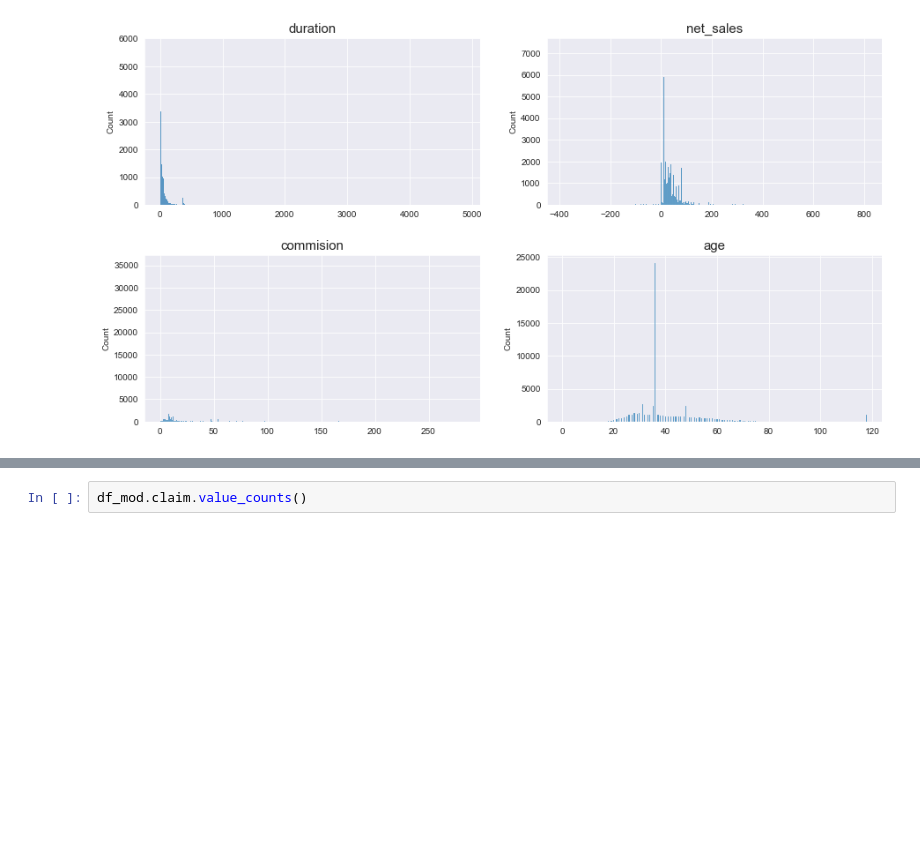
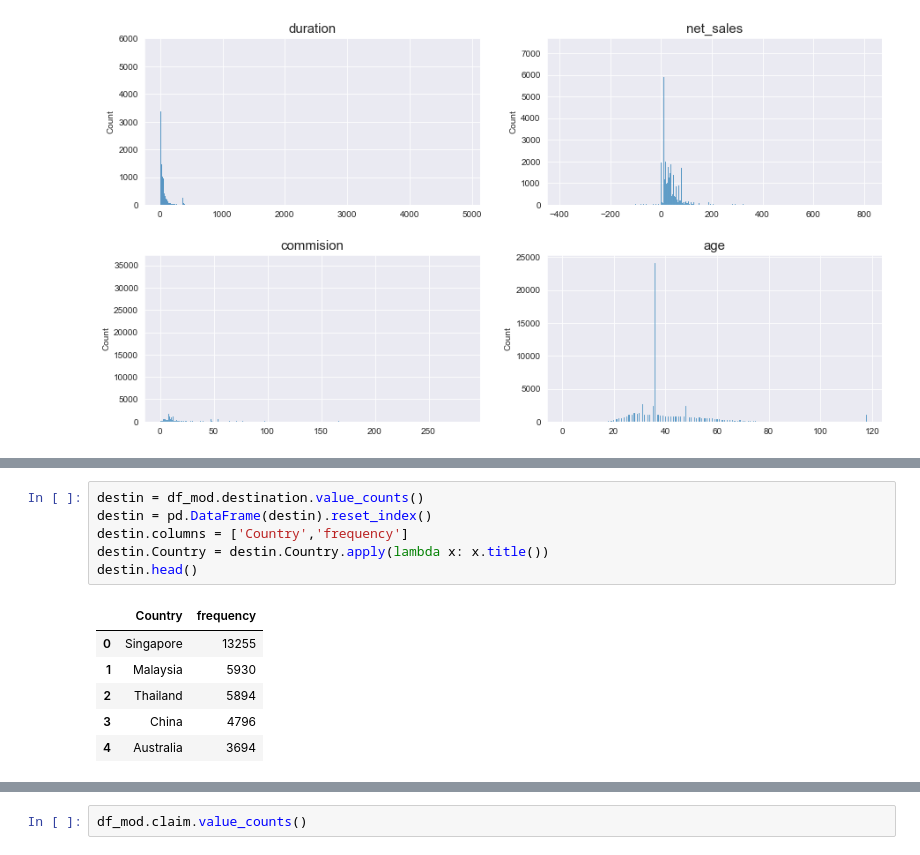
Before and after one commit to afanta-fi/travel_insurance_servicing, a Jupyter notebook: index.ipynb, the cells around one changed output, grey strips where cells are left out. Drawn from its saved outputs; the diff is of its cells as text; blank space fills up the shorter version.

```diff
--- a/index.ipynb
+++ b/index.ipynb
@@ -132,3 +124,16 @@ plt.subplots_adjust(hspace = 0.3);
+# %%
+destin = df_mod.destination.value_counts()
+destin = pd.DataFrame(destin).reset_index()
+destin.columns = ['Country','frequency']
+destin.Country = destin.Country.apply(lambda x: x.title())
+destin.head()
+# %% [output]
+|  | Country | frequency |
+| 0 | Singapore | 13255 |
+| 1 | Malaysia | 5930 |
+| 2 | Thailand | 5894 |
+| 3 | China | 4796 |
+| 4 | Australia | 3694 |
 # %%
 # Select catagorical columns from the dataframe
 binary_cat_cols = ['agency_type', 'distribution_channel', 'claim']
```
Also changed, not shown: parts of 8 cells of this notebook.
